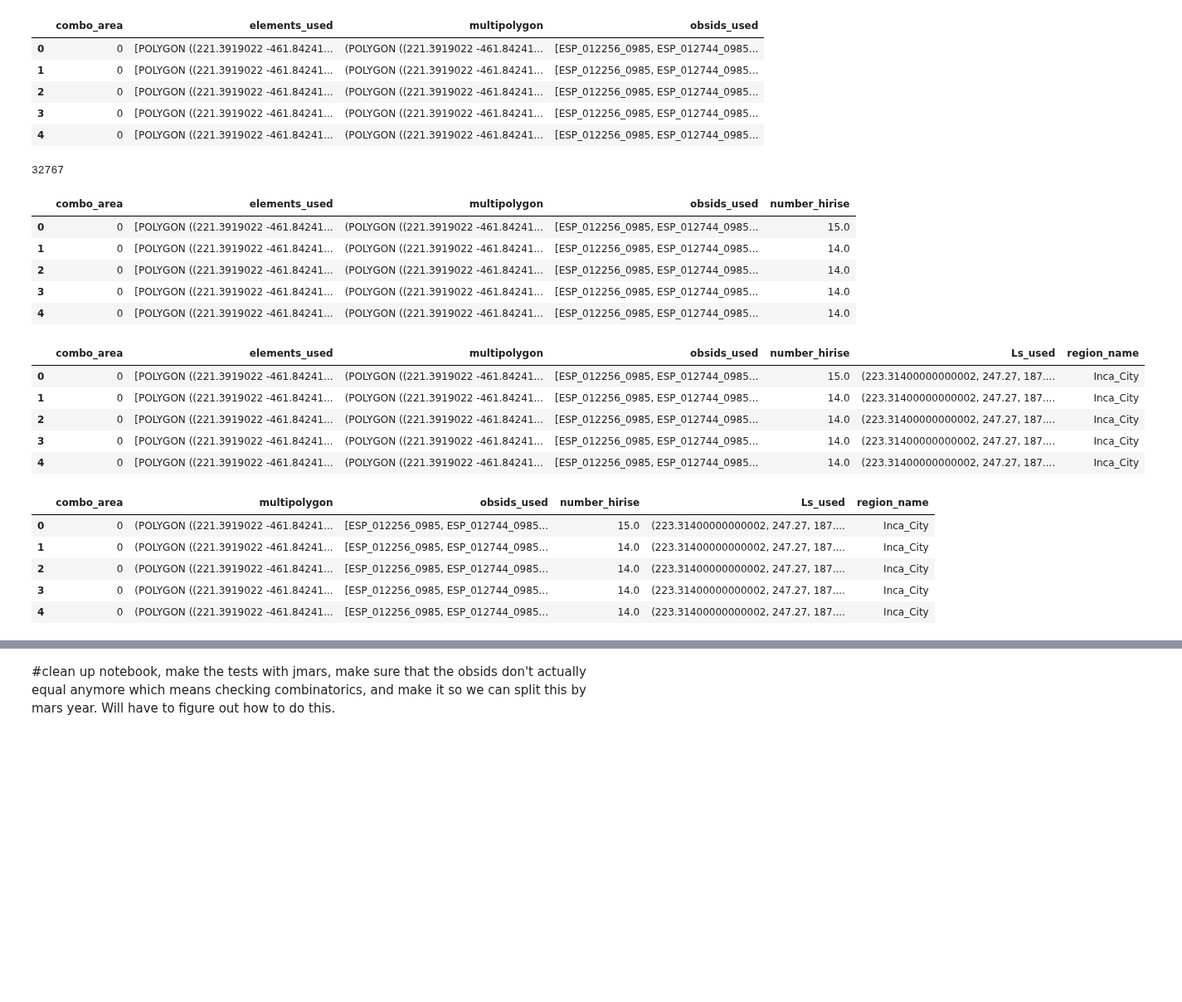
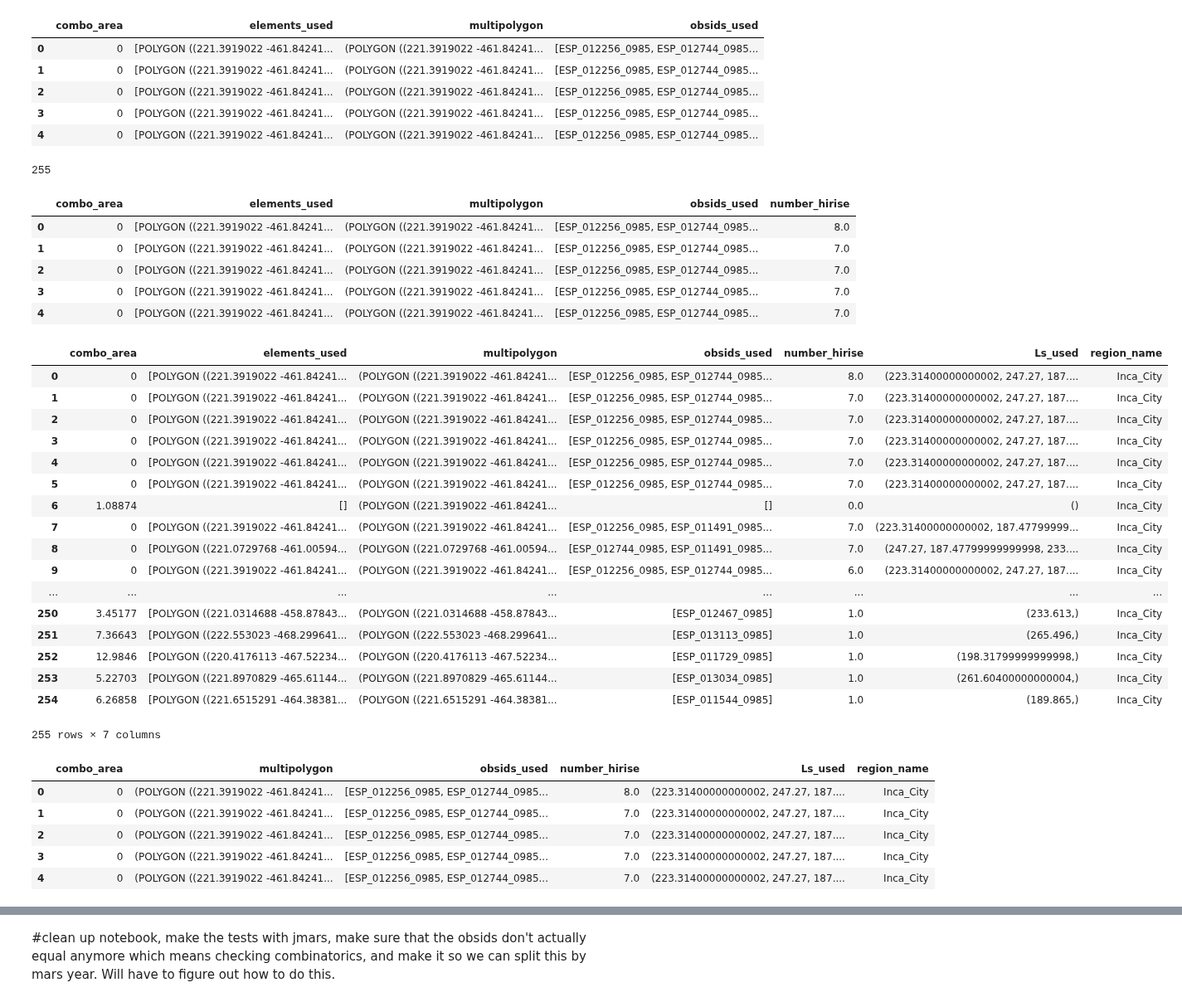
Before and after one commit to zalfalah/Honors, a Jupyter notebook: Creating Combo DF Specific Case .ipynb, the cells around one changed output, grey strips where cells are left out. Shown at 83% size. Cells and saved outputs as stored; diff of their text form; code cells hidden in the pictures; blank space fills up the shorter version.

```diff
--- a/Creating Combo DF Specific Case .ipynb
+++ b/Creating Combo DF Specific Case .ipynb
@@ -96,11 +96,13 @@ def interchecker(polygon_array):
                 print("Something went wrong, negative area")
             if min(bucket5) > 0:
                 #if the intersection area is greater than zero then we now have work to do
-                x = bucket5.index(min(bucket5))
-                #I set the index of the minimum combination to 'x'
-                bucket6 = [min(bucket5)]
+                b5i = bucket5.index(min(bucket5))
+                bi = b5i+1
+
+        #I set the index of the minimum combination to 'x'
+                bucket6 = min(bucket5)
                 #set bucket6 to be the minimum area
-                bucket.pop(x)
+                bucket.pop(bi)
                 bucket.pop(0)
                 #popping x, and 0 removes the two polygons already used from bucket
 
@@ -113,11 +115,8 @@ def interchecker(polygon_array):
 
                 while len(bucket) > 0:
                 #do this over and over until all the polygons have been intersected
-                    print(bucket5.index(min(bucket5)))
-                    print(bucket5.index(min(bucket5)))
-                    #the two print statements above are for testing output
-                    s_p = bucket4[bucket5.index(min(bucket5))] #Store (intersection) Polygon
-                    s_a = bucket5[bucket5.index(min(bucket5))] #Store (intersection polygon) Area
+                    s_p = bucket4[b5i] #Store (intersection) Polygon
+                    s_a = bucket5[b5i] #Store (intersection polygon) Area
                     bucket4 = []
                     bucket5 = []
                     #empty the bucket4 and bucket5 after each intersection is saved
@@ -130,7 +129,7 @@ def interchecker(polygon_array):
                     #set bucket6 to be the minimum of the 'new' intersection every time it loops
                     x = bucket5.index(min(bucket5))
                     #set the index of the minimum to be 'x' so as to pop it out of bucket after every loop
-                    bucket.pop(x)
+                    bucket.pop(bi)
 
                 d["combo_area"] = bucket6
                 #set the combo area to the minimum total intersection area
@@ -181,6 +180,6 @@ def interchecker(polygon_array):
         bucket2.append(d)
     return pd.DataFrame(bucket2)
 # %%
-olddata = pd.read_csv("n_obj_df.csv") #old dataframe we're comparing to
+olddatafull = pd.read_csv("n_obj_df.csv") #old dataframe we're comparing to
 #updating n_obj_df (from calculate_fractional_coverage_new notebook)
 # %%
@@ -192,6 +191,8 @@ olddata.head() #check it loaded in correctly
 | 2 | -85.4056 | 198.040 | 29 | both | 0.072 | 1525 | ESP_011723_0945 | 8.455380e+06 | Macclesfield |
 | 3 | -85.4049 | 207.892 | 29 | both | 0.168 | 788 | ESP_011934_0945 | 7.357966e+06 | Macclesfield |
 | 4 | -85.4067 | 235.282 | 29 | both | 0.111 | 1285 | ESP_012501_0945 | 4.882627e+06 | Macclesfield |
+# %%
+olddata=olddatafull[olddatafull['MY'] == 29]
 # %%
 testregion = 'Inca_City' #set a test region
 # %%
@@ -358,7 +349,7 @@ obsdf.head()
 # %%
 len(obsdf)
 # %% [output]
-32767
+255
 # %%
 #this gives us the number of hirise images used in each combo
 #num hirise is also num elements used, num obsids used
@@ -371,11 +362,11 @@ for i in range(len(obsdf.elements_used)): #change to range(len(obsdf.elements_us
 obsdf.head()
 # %% [output]
 |  | combo_area | elements_used | multipolygon | obsids_used | number_hirise |
-| 0 | 0 | [POLYGON ((221.3919022 -461.84241... | (POLYGON ((221.3919022 -461.84241... | [ESP_012256_0985, ESP_012744_0985... | 15.0 |
-| 1 | 0 | [POLYGON ((221.3919022 -461.84241... | (POLYGON ((221.3919022 -461.84241... | [ESP_012256_0985, ESP_012744_0985... | 14.0 |
-| 2 | 0 | [POLYGON ((221.3919022 -461.84241... | (POLYGON ((221.3919022 -461.84241... | [ESP_012256_0985, ESP_012744_0985... | 14.0 |
-| 3 | 0 | [POLYGON ((221.3919022 -461.84241... | (POLYGON ((221.3919022 -461.84241... | [ESP_012256_0985, ESP_012744_0985... | 14.0 |
-| 4 | 0 | [POLYGON ((221.3919022 -461.84241... | (POLYGON ((221.3919022 -461.84241... | [ESP_012256_0985, ESP_012744_0985... | 14.0 |
+| 0 | 0 | [POLYGON ((221.3919022 -461.84241... | (POLYGON ((221.3919022 -461.84241... | [ESP_012256_0985, ESP_012744_0985... | 8.0 |
+| 1 | 0 | [POLYGON ((221.3919022 -461.84241... | (POLYGON ((221.3919022 -461.84241... | [ESP_012256_0985, ESP_012744_0985... | 7.0 |
+| 2 | 0 | [POLYGON ((221.3919022 -461.84241... | (POLYGON ((221.3919022 -461.84241... | [ESP_012256_0985, ESP_012744_0985... | 7.0 |
+| 3 | 0 | [POLYGON ((221.3919022 -461.84241... | (POLYGON ((221.3919022 -461.84241... | [ESP_012256_0985, ESP_012744_0985... | 7.0 |
+| 4 | 0 | [POLYGON ((221.3919022 -461.84241... | (POLYGON ((221.3919022 -461.84241... | [ESP_012256_0985, ESP_012744_0985... | 7.0 |
 # %%
 #make a test cell, create cell with similar values (100's, 150's for areas)
 #figure out if the areas are correct, see if they're square km or what
@@ -394,14 +385,26 @@ for obslist in obsdf.obsids_used:
 obsdf['Ls_used'] = np.array(bucket2)
 obsdf['region_name'] = testregion
 # %%
-obsdf.head()
+obsdf
 # %% [output]
 |  | combo_area | elements_used | multipolygon | obsids_used | number_hirise | Ls_used | region_name |
-| 0 | 0 | [POLYGON ((221.3919022 -461.84241... | (POLYGON ((221.3919022 -461.84241... | [ESP_012256_0985, ESP_012744_0985... | 15.0 | (223.31400000000002, 247.27, 187.... | Inca_City |
-| 1 | 0 | [POLYGON ((221.3919022 -461.84241... | (POLYGON ((221.3919022 -461.84241... | [ESP_012256_0985, ESP_012744_0985... | 14.0 | (223.31400000000002, 247.27, 187.... | Inca_City |
-| 2 | 0 | [POLYGON ((221.3919022 -461.84241... | (POLYGON ((221.3919022 -461.84241... | [ESP_012256_0985, ESP_012744_0985... | 14.0 | (223.31400000000002, 247.27, 187.... | Inca_City |
-| 3 | 0 | [POLYGON ((221.3919022 -461.84241... | (POLYGON ((221.3919022 -461.84241... | [ESP_012256_0985, ESP_012744_0985... | 14.0 | (223.31400000000002, 247.27, 187.... | Inca_City |
-| 4 | 0 | [POLYGON ((221.3919022 -461.84241... | (POLYGON ((221.3919022 -461.84241... | [ESP_012256_0985, ESP_012744_0985... | 14.0 | (223.31400000000002, 247.27, 187.... | Inca_City |
+| 0 | 0 | [POLYGON ((221.3919022 -461.84241... | (POLYGON ((221.3919022 -461.84241... | [ESP_012256_0985, ESP_012744_0985... | 8.0 | (223.31400000000002, 247.27, 187.... | Inca_City |
+| 1 | 0 | [POLYGON ((221.3919022 -461.84241... | (POLYGON ((221.3919022 -461.84241... | [ESP_012256_0985, ESP_012744_0985... | 7.0 | (223.31400000000002, 247.27, 187.... | Inca_City |
+| 2 | 0 | [POLYGON ((221.3919022 -461.84241... | (POLYGON ((221.3919022 -461.84241... | [ESP_012256_0985, ESP_012744_0985... | 7.0 | (223.31400000000002, 247.27, 187.... | Inca_City |
+| 3 | 0 | [POLYGON ((221.3919022 -461.84241... | (POLYGON ((221.3919022 -461.84241... | [ESP_012256_0985, ESP_012744_0985... | 7.0 | (223.31400000000002, 247.27, 187.... | Inca_City |
+| 4 | 0 | [POLYGON ((221.3919022 -461.84241... | (POLYGON ((221.3919022 -461.84241... | [ESP_012256_0985, ESP_012744_0985... | 7.0 | (223.31400000000002, 247.27, 187.... | Inca_City |
+| 5 | 0 | [POLYGON ((221.3919022 -461.84241... | (POLYGON ((221.3919022 -461.84241... | [ESP_012256_0985, ESP_012744_0985... | 7.0 | (223.31400000000002, 247.27, 187.... | Inca_City |
+| 6 | 1.08874 | [] | (POLYGON ((221.3919022 -461.84241... | [] | 0.0 | () | Inca_City |
+| 7 | 0 | [POLYGON ((221.3919022 -461.84241... | (POLYGON ((221.3919022 -461.84241... | [ESP_012256_0985, ESP_011491_0985... | 7.0 | (223.31400000000002, 187.47799999... | Inca_City |
+| 8 | 0 | [POLYGON ((221.0729768 -461.00594... | (POLYGON ((221.0729768 -461.00594... | [ESP_012744_0985, ESP_011491_0985... | 7.0 | (247.27, 187.47799999999998, 233.... | Inca_City |
+| 9 | 0 | [POLYGON ((221.3919022 -461.84241... | (POLYGON ((221.3919022 -461.84241... | [ESP_012256_0985, ESP_012744_0985... | 6.0 | (223.31400000000002, 247.27, 187.... | Inca_City |
+| ... | ... | ... | ... | ... | ... | ... | ... |
+| 250 | 3.45177 | [POLYGON ((221.0314688 -458.87843... | (POLYGON ((221.0314688 -458.87843... | [ESP_012467_0985] | 1.0 | (233.613,) | Inca_City |
+| 251 | 7.36643 | [POLYGON ((222.553023 -468.299641... | (POLYGON ((222.553023 -468.299641... | [ESP_013113_0985] | 1.0 | (265.496,) | Inca_City |
+| 252 | 12.9846 | [POLYGON ((220.4176113 -467.52234... | (POLYGON ((220.4176113 -467.52234... | [ESP_011729_0985] | 1.0 | (198.31799999999998,) | Inca_City |
+| 253 | 5.22703 | [POLYGON ((221.8970829 -465.61144... | (POLYGON ((221.8970829 -465.61144... | [ESP_013034_0985] | 1.0 | (261.60400000000004,) | Inca_City |
+| 254 | 6.26858 | [POLYGON ((221.6515291 -464.38381... | (POLYGON ((221.6515291 -464.38381... | [ESP_011544_0985] | 1.0 | (189.865,) | Inca_City |
+255 rows × 7 columns
 # %%
 obsdf = obsdf.drop(['elements_used'], axis = 1) #drop elements_used, don't need
 # %%
@@ -409,8 +412,8 @@ obsdf.head()
 #End what I've gone over, below was for chaning to geodataframe
 # %% [output]
 |  | combo_area | multipolygon | obsids_used | number_hirise | Ls_used | region_name |
-| 0 | 0 | (POLYGON ((221.3919022 -461.84241... | [ESP_012256_0985, ESP_012744_0985... | 15.0 | (223.31400000000002, 247.27, 187.... | Inca_City |
-| 1 | 0 | (POLYGON ((221.3919022 -461.84241... | [ESP_012256_0985, ESP_012744_0985... | 14.0 | (223.31400000000002, 247.27, 187.... | Inca_City |
-| 2 | 0 | (POLYGON ((221.3919022 -461.84241... | [ESP_012256_0985, ESP_012744_0985... | 14.0 | (223.31400000000002, 247.27, 187.... | Inca_City |
-| 3 | 0 | (POLYGON ((221.3919022 -461.84241... | [ESP_012256_0985, ESP_012744_0985... | 14.0 | (223.31400000000002, 247.27, 187.... | Inca_City |
-| 4 | 0 | (POLYGON ((221.3919022 -461.84241... | [ESP_012256_0985, ESP_012744_0985... | 14.0 | (223.31400000000002, 247.27, 187.... | Inca_City |
+| 0 | 0 | (POLYGON ((221.3919022 -461.84241... | [ESP_012256_0985, ESP_012744_0985... | 8.0 | (223.31400000000002, 247.27, 187.... | Inca_City |
+| 1 | 0 | (POLYGON ((221.3919022 -461.84241... | [ESP_012256_0985, ESP_012744_0985... | 7.0 | (223.31400000000002, 247.27, 187.... | Inca_City |
+| 2 | 0 | (POLYGON ((221.3919022 -461.84241... | [ESP_012256_0985, ESP_012744_0985... | 7.0 | (223.31400000000002, 247.27, 187.... | Inca_City |
+| 3 | 0 | (POLYGON ((221.3919022 -461.84241... | [ESP_012256_0985, ESP_012744_0985... | 7.0 | (223.31400000000002, 247.27, 187.... | Inca_City |
+| 4 | 0 | (POLYGON ((221.3919022 -461.84241... | [ESP_012256_0985, ESP_012744_0985... | 7.0 | (223.31400000000002, 247.27, 187.... | Inca_City |
```
Also changed, not shown: parts of 28 cells of this notebook.
